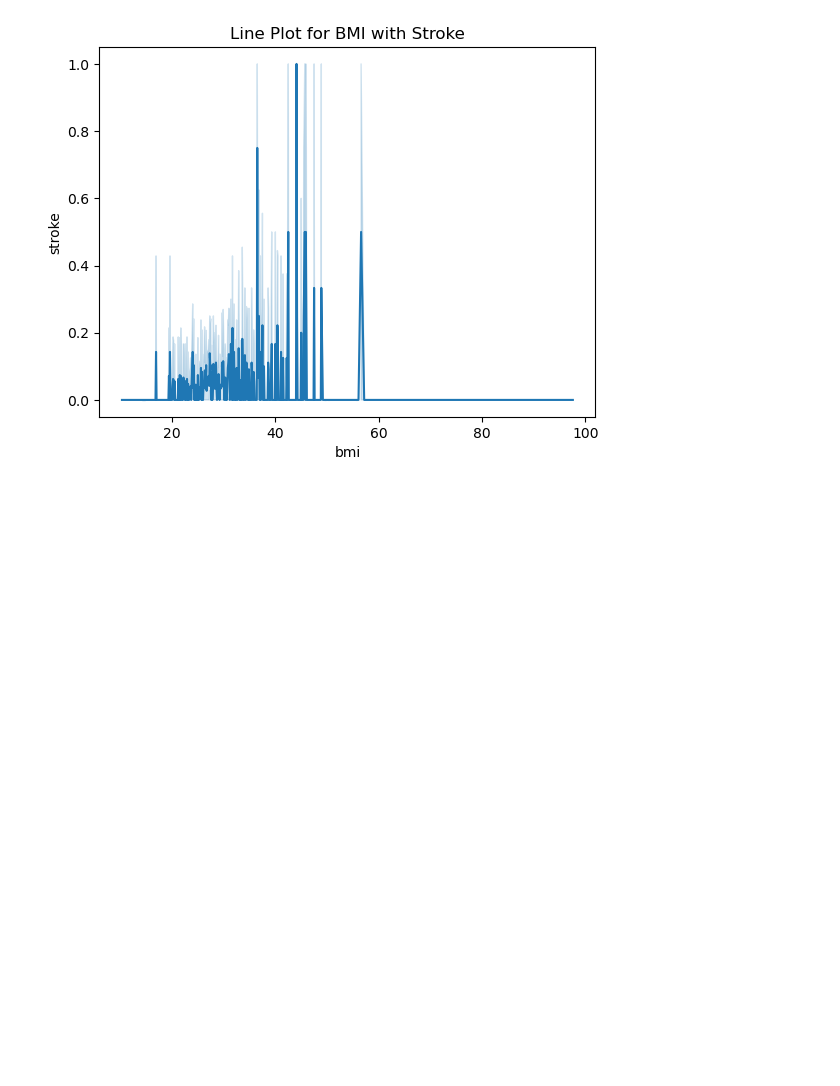
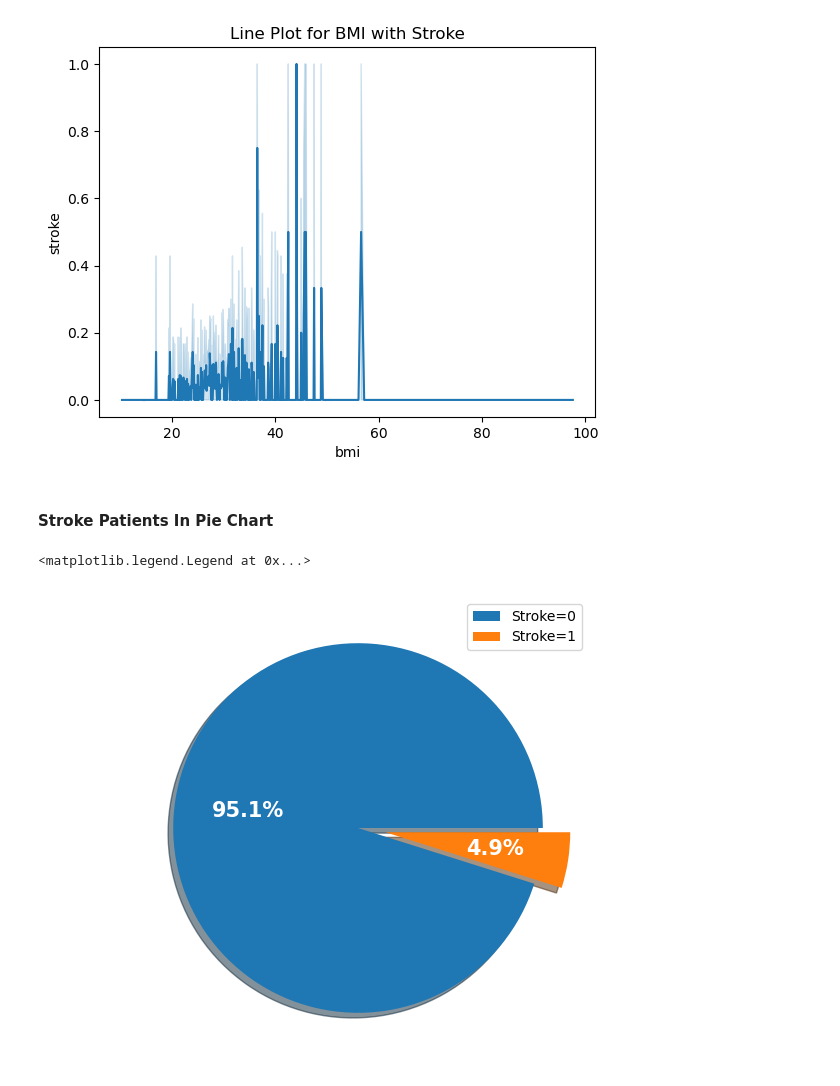
Before and after one commit to HChandeepa/Stroke-Risk-Prediction-System-A_Machine_Learning_Approach, a Jupyter notebook: Stroke.ipynb, the cells around one changed output. Cells and saved outputs as stored; diff of their text form; code cells hidden in the pictures; blank space fills up the shorter version.

Commit message:
stroke patients in pieplot

```diff
--- a/Stroke.ipynb
+++ b/Stroke.ipynb
@@ -166,3 +166,18 @@ snb.lineplot(data=df,x='bmi',y='stroke').set_title("Line Plot for BMI with Strok
 # %% [output]
 Text(0.5, 1.0, 'Line Plot for BMI with Stroke')
 [figure]
+# %% [markdown]
+#### Stroke Patients In Pie Chart
+# %%
+x = df['stroke'].value_counts()
+
+
+explode = [0, 0.15]
+labels = ['Stroke=0', 'Stroke=1']
+fig, ax = plt.subplots(figsize=(6, 6), subplot_kw=dict(aspect="equal"))
+
+plt.pie(x, explode=explode, shadow=True, autopct='%1.1f%%', labels=labels, textprops=dict(color="w", weight='bold', size=15))
+plt.legend()
+# %% [output]
+<matplotlib.legend.Legend at 0x...>
+[figure, added]
```
